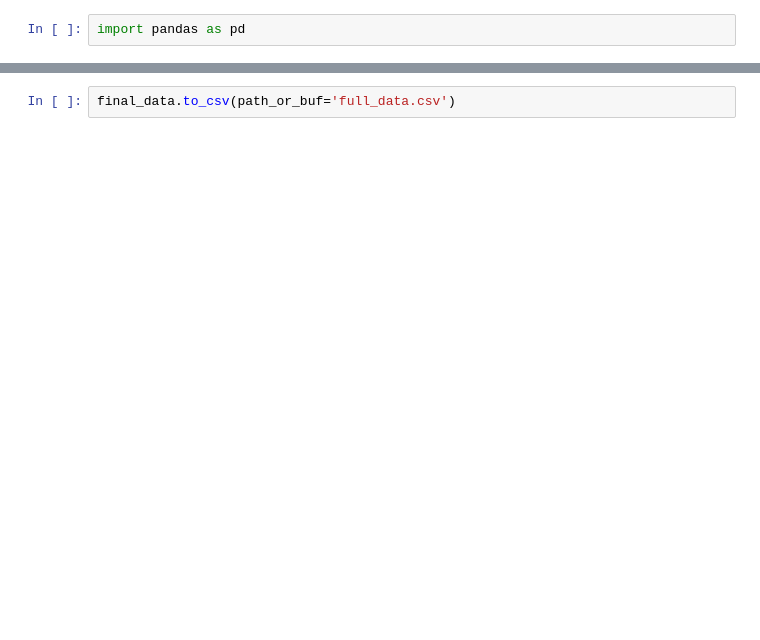
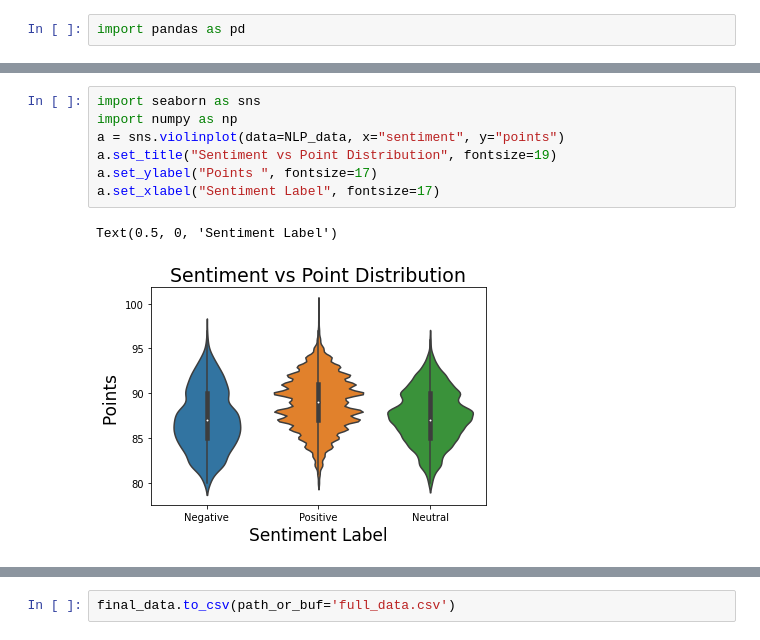
Before and after one commit to miatsivitse/Project-4, a Jupyter notebook: NLP.ipynb, the cells around one changed output, grey strips where cells are left out. Drawn from its saved outputs; the diff is of its cells as text; blank space fills up the shorter version.

```diff
--- a/NLP.ipynb
+++ b/NLP.ipynb
@@ -59 +72,11 @@ NLP_data
+# %%
+import seaborn as sns
+import numpy as np
+a = sns.violinplot(data=NLP_data, x="sentiment", y="points")
+a.set_title("Sentiment vs Point Distribution", fontsize=19)
+a.set_ylabel("Points ", fontsize=17)
+a.set_xlabel("Sentiment Label", fontsize=17)
+# %% [output]
+Text(0.5, 0, 'Sentiment Label')
+[figure, added]
 # %%
```
Also changed, not shown: parts of 9 cells of this notebook.
